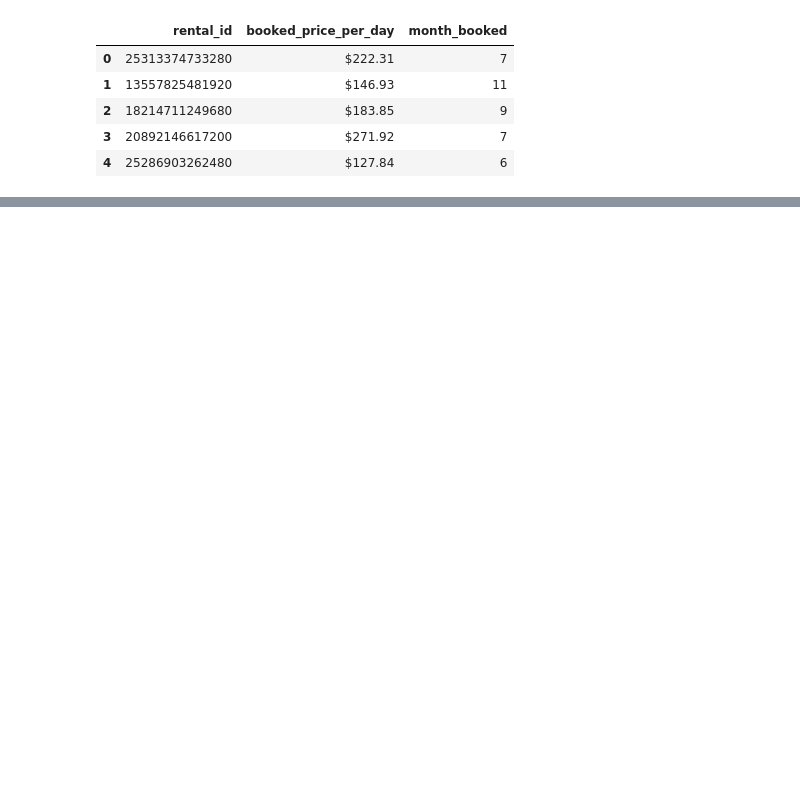
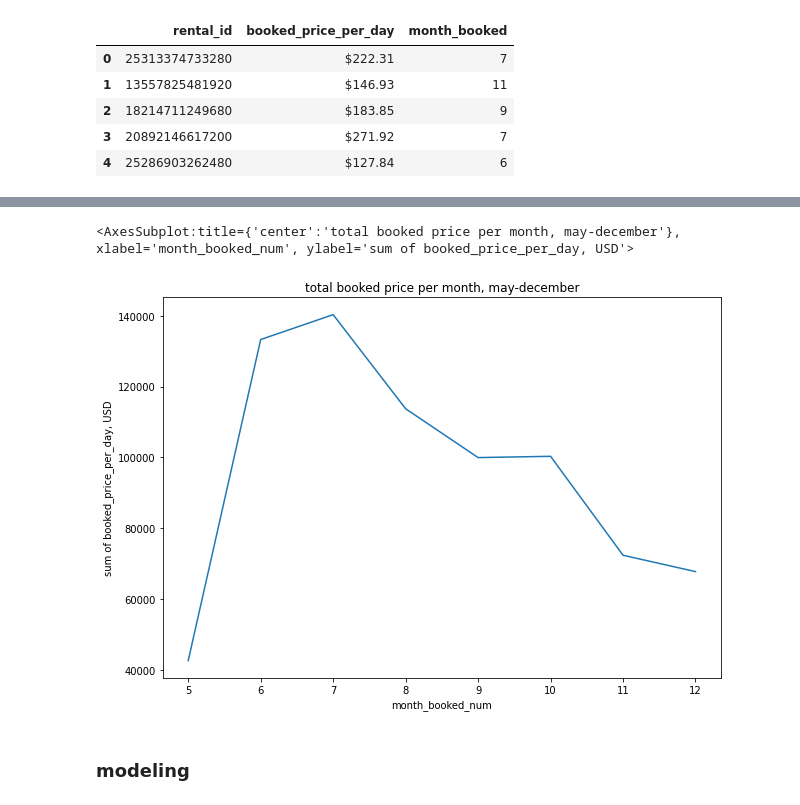
Before and after one commit to btlakey/outdoorsy_takehome, a Jupyter notebook: notebooks/assignment.ipynb, the cells around one changed output, grey strips where cells are left out. Saved outputs shown, nothing was run; the diff lists cells and outputs as text; code cells hidden in the pictures; blank space fills up the shorter version.

Commit message:
onto modeling

```diff
--- a/notebooks/assignment.ipynb
+++ b/notebooks/assignment.ipynb
@@ -125,0 +310,9 @@ Name: booked_price_per_day_num, dtype: float64
+# %%
+df.groupby("month_booked_num").sum()["booked_price_per_day_num"].plot(
+    figsize=(10, 7), title="total booked price per month, may-december", ylabel="sum of booked_price_per_day, USD"
+)
+# %% [output]
+<AxesSubplot:title={'center':'total booked price per month, may-december'}, xlabel='month_booked_num', ylabel='sum of booked_price_per_day, USD'>
+[figure, added]
+# %% [markdown]
+### modeling
```
Also changed, not shown: parts of 38 cells of this notebook.
